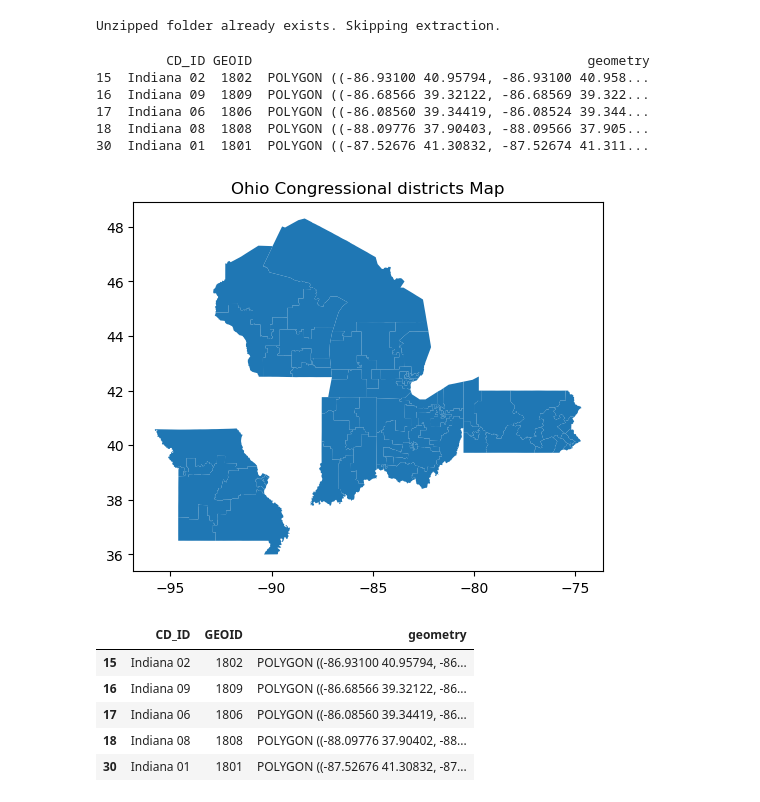
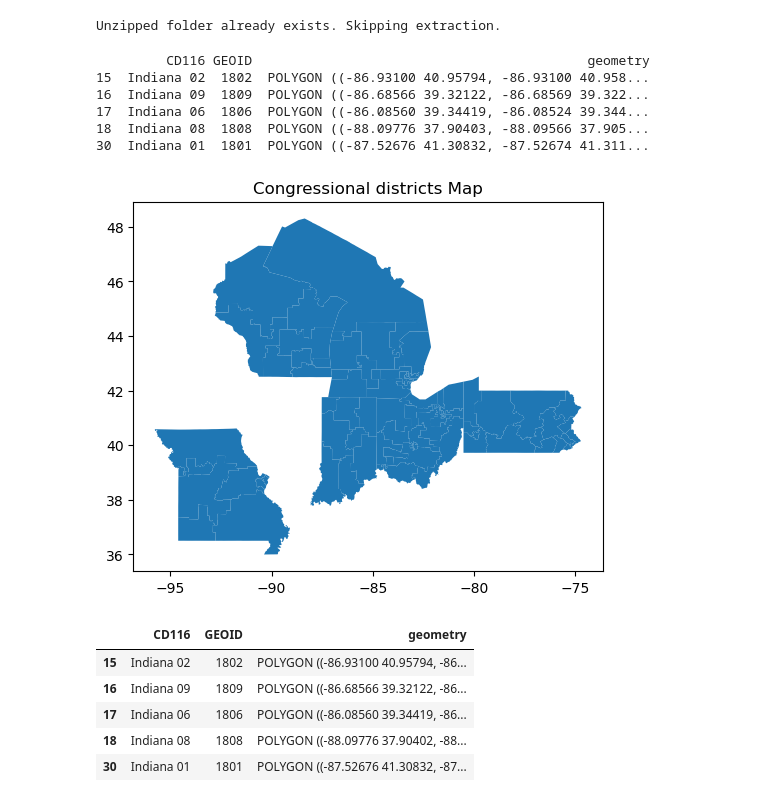
Before and after one commit to morganfisher19/Ohio_Voter_Turnout, a Jupyter notebook: clean data notebooks/clean_data_geospatial_2018.ipynb, the cells around one changed output. Saved outputs shown, nothing was run; the diff lists cells and outputs as text; code cells hidden in the pictures.

```diff
--- a/clean data notebooks/clean_data_geospatial_2018.ipynb
+++ b/clean data notebooks/clean_data_geospatial_2018.ipynb
@@ -29,7 +29,7 @@ else:
 Unzipped folder already exists. Skipping extraction.
 # %%
 # Get congressional district spatial data
-gdf_cd = gpd.read_file("./data_2018/2018_us_cd116/tl_2018_us_cd116.shp")
+gdf_cd = gpd.read_file("../data_2018/2018_us_cd116/tl_2018_us_cd116.shp")
 
 # Filter to Ohio (39), Indiana (18), Michigan (26), Pennslyvania (42), Wisconsin (55), & Missiouri (29)
 gdf_cd = gdf_cd[gdf_cd['STATEFP'].isin(['18', '26', '29', '39', '42', '55'])]
@@ -46,16 +46,16 @@ state_map = {
 gdf_cd.head()
 
 gdf_cd['STATE'] = gdf_cd['STATEFP'].map(state_map)
-gdf_cd['CD_ID'] = gdf_cd['STATE'] + ' ' + gdf_cd['CD116FP']
+gdf_cd['CD116'] = gdf_cd['STATE'] + ' ' + gdf_cd['CD116FP']
 
 # Limit to specified columns
-columns_gdf_cd = ['CD_ID', 'GEOID', 'geometry']
+columns_gdf_cd = ['CD116', 'GEOID', 'geometry']
 gdf_cd = gdf_cd[columns_gdf_cd]
 
 # Preview
 print(gdf_cd.head())
 # %% [output]
-         CD_ID GEOID                                           geometry
+         CD116 GEOID                                           geometry
 15  Indiana 02  1802  POLYGON ((-86.93100 40.95794, -86.93100 40.958...
 16  Indiana 09  1809  POLYGON ((-86.68566 39.32122, -86.68569 39.322...
 17  Indiana 06  1806  POLYGON ((-86.08560 39.34419, -86.08524 39.344...
@@ -64,20 +64,18 @@ print(gdf_cd.head())
 # %%
 # Reprojecting to epsg:4326
 
 gdf_cd_proj = gdf_cd.to_crs(epsg=4326)
 
 # Map reprojected data
 gdf_cd_proj.plot()
-plt.title("Ohio Congressional districts Map")
+plt.title("Congressional districts Map")
 plt.show()
 # %% [output]
-[figure, old version]
+[figure, new version]
 # %%
 gdf_cd_proj.head()
-
-# TO DO: Convert CD_ID to two variables: State & CD116FP
 # %% [output]
-|  | CD_ID | GEOID | geometry |
+|  | CD116 | GEOID | geometry |
 | 15 | Indiana 02 | 1802 | POLYGON ((-86.93100 40.95794, -86... |
 | 16 | Indiana 09 | 1809 | POLYGON ((-86.68566 39.32122, -86... |
 | 17 | Indiana 06 | 1806 | POLYGON ((-86.08560 39.34419, -86... |
```
Also changed, not shown: parts of 9 cells of this notebook, 9 other files.
